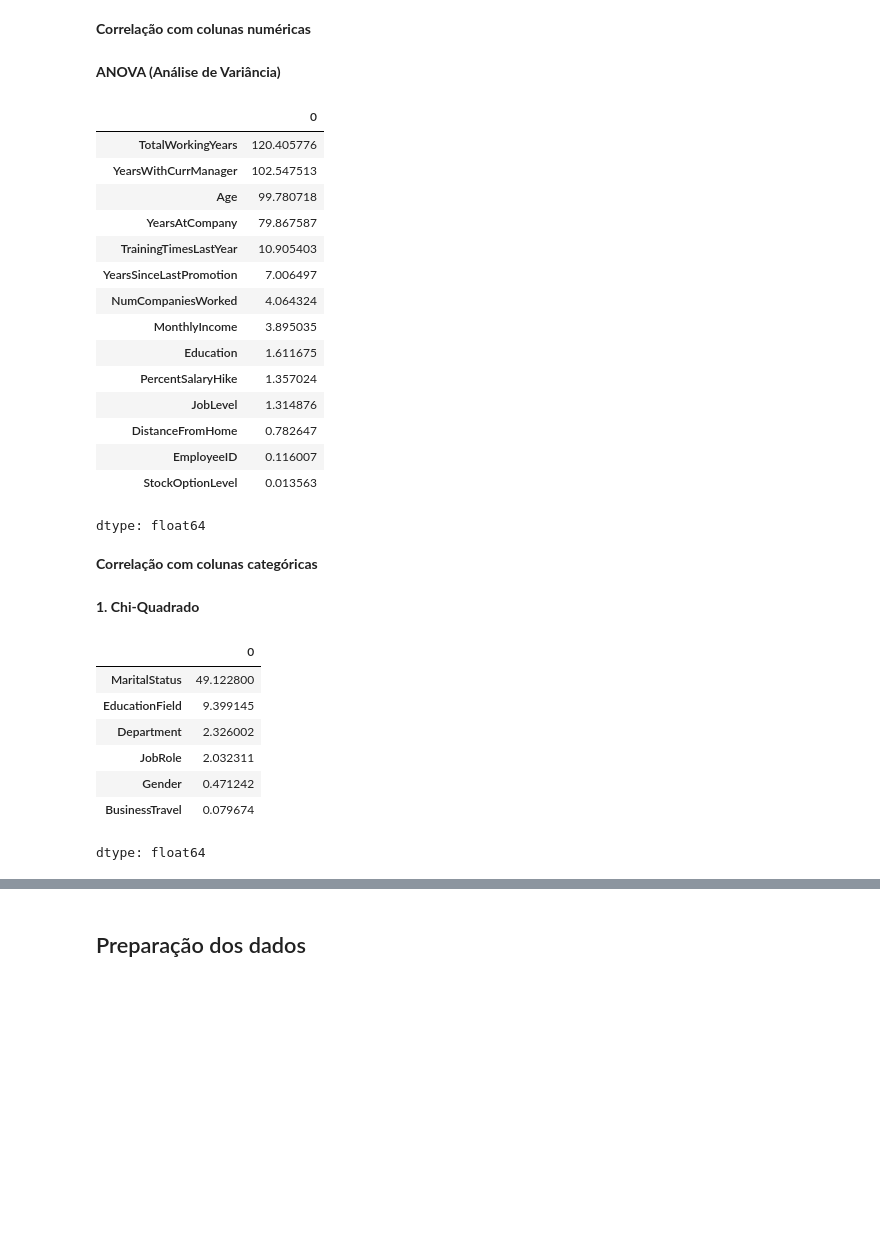
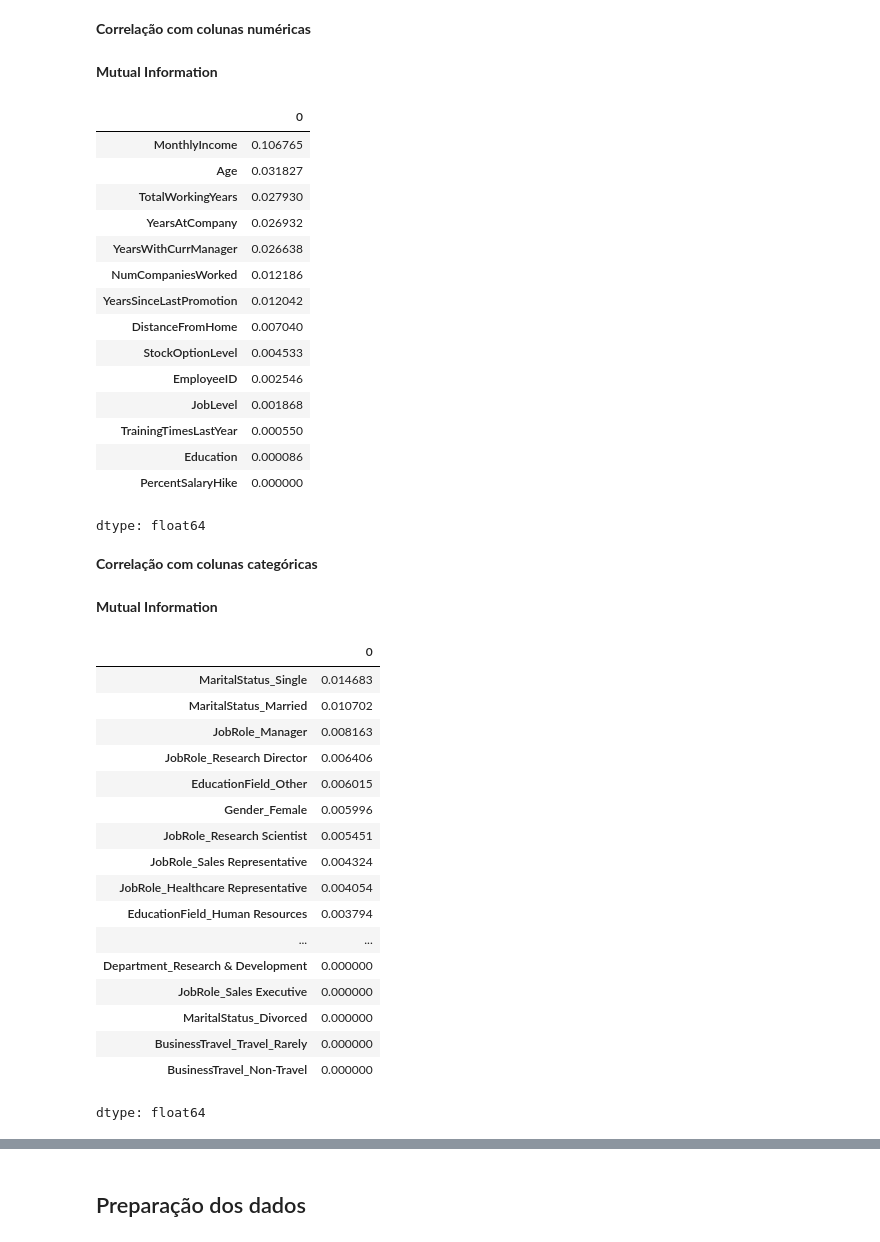
Before and after one commit to amandatz/employee-attrition-analysis, a Jupyter notebook: solution.ipynb, the cells around one changed output, grey strips where cells are left out. Saved outputs shown, nothing was run; the diff lists cells and outputs as text; code cells hidden in the pictures; blank space fills up the shorter version.

```diff
--- a/solution.ipynb
+++ b/solution.ipynb
@@ -174,50 +174,59 @@ employees_analysis_y = employees_analysis['Attrition']
 numerical_cols = numerical_cols.drop('Attrition')
 # %% [markdown]
 **Correlação com colunas numéricas**
-# %% [markdown]
-**ANOVA (Análise de Variância)**
+# %% [markdown]
+**Mutual Information**
 # %%
-from sklearn.feature_selection import f_classif
+from sklearn.feature_selection import mutual_info_classif
 
-anova_scores, _ = f_classif(employees_analysis_X[numerical_cols], employees_analysis_y)
-numerical_scores = pd.Series(anova_scores, index=numerical_cols)
+mi_scores = mutual_info_classif(employees_analysis_X[numerical_cols], employees_analysis_y)
+numerical_scores = pd.Series(mi_scores, index=numerical_cols)
 numerical_scores.sort_values(ascending=False)
 # %% [output]
 |  | 0 |
-| TotalWorkingYears | 120.405776 |
-| YearsWithCurrManager | 102.547513 |
-| Age | 99.780718 |
-| YearsAtCompany | 79.867587 |
-| TrainingTimesLastYear | 10.905403 |
-| YearsSinceLastPromotion | 7.006497 |
-| NumCompaniesWorked | 4.064324 |
-| MonthlyIncome | 3.895035 |
-| Education | 1.611675 |
-| PercentSalaryHike | 1.357024 |
-| JobLevel | 1.314876 |
-| DistanceFromHome | 0.782647 |
-| EmployeeID | 0.116007 |
-| StockOptionLevel | 0.013563 |
+| MonthlyIncome | 0.106765 |
+| Age | 0.031827 |
+| TotalWorkingYears | 0.027930 |
+| YearsAtCompany | 0.026932 |
+| YearsWithCurrManager | 0.026638 |
+| NumCompaniesWorked | 0.012186 |
+| YearsSinceLastPromotion | 0.012042 |
+| DistanceFromHome | 0.007040 |
+| StockOptionLevel | 0.004533 |
+| EmployeeID | 0.002546 |
+| JobLevel | 0.001868 |
+| TrainingTimesLastYear | 0.000550 |
+| Education | 0.000086 |
+| PercentSalaryHike | 0.000000 |
 dtype: float64
 # %% [markdown]
 **Correlação com colunas categóricas**
-# %% [markdown]
-**1. Chi-Quadrado**
+# %% [markdown]
+**Mutual Information**
 # %%
-from sklearn.feature_selection import chi2
-from sklearn.preprocessing import LabelEncoder
+from sklearn.feature_selection import mutual_info_classif
 
-label_encoded = employees_analysis[categorical_cols].apply(LabelEncoder().fit_transform)
+X_encoded = pd.get_dummies(employees_analysis_X[categorical_cols])
+mi_categorical_scores = mutual_info_classif(X_encoded, employees_analysis_y)
 
-chi_scores, _ = chi2(pd.get_dummies(label_encoded), employees_analysis_y)
-categorical_scores = pd.Series(chi_scores, index=categorical_cols)
+categorical_scores = pd.Series(mi_categorical_scores, index=X_encoded.columns)
 categorical_scores.sort_values(ascending=False)
 # %% [output]
 |  | 0 |
-| MaritalStatus | 49.122800 |
-| EducationField | 9.399145 |
-| Department | 2.326002 |
-| JobRole | 2.032311 |
-| Gender | 0.471242 |
-| BusinessTravel | 0.079674 |
+| MaritalStatus_Single | 0.014683 |
+| MaritalStatus_Married | 0.010702 |
+| JobRole_Manager | 0.008163 |
+| JobRole_Research Director | 0.006406 |
+| EducationField_Other | 0.006015 |
+| Gender_Female | 0.005996 |
+| JobRole_Research Scientist | 0.005451 |
+| JobRole_Sales Representative | 0.004324 |
+| JobRole_Healthcare Representative | 0.004054 |
+| EducationField_Human Resources | 0.003794 |
+| ... | ... |
+| Department_Research & Development | 0.000000 |
+| JobRole_Sales Executive | 0.000000 |
+| MaritalStatus_Divorced | 0.000000 |
+| BusinessTravel_Travel_Rarely | 0.000000 |
+| BusinessTravel_Non-Travel | 0.000000 |
 dtype: float64
```
Also changed, not shown: parts of 4 cells of this notebook.
